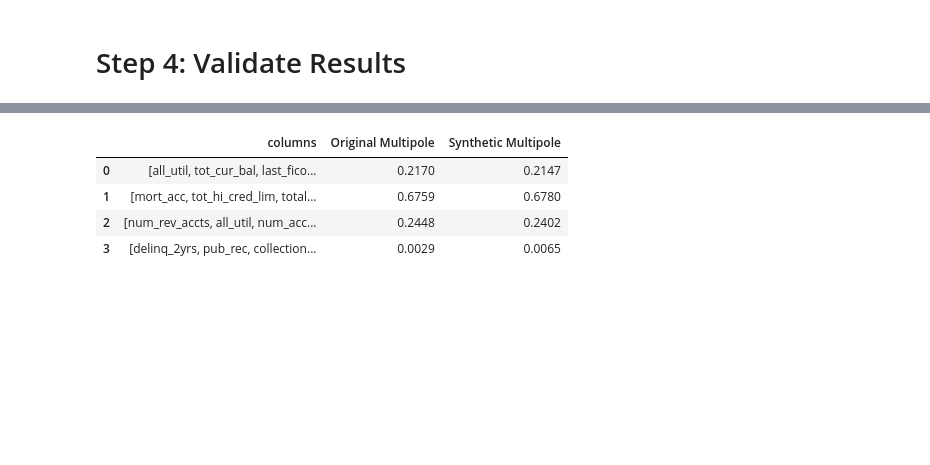
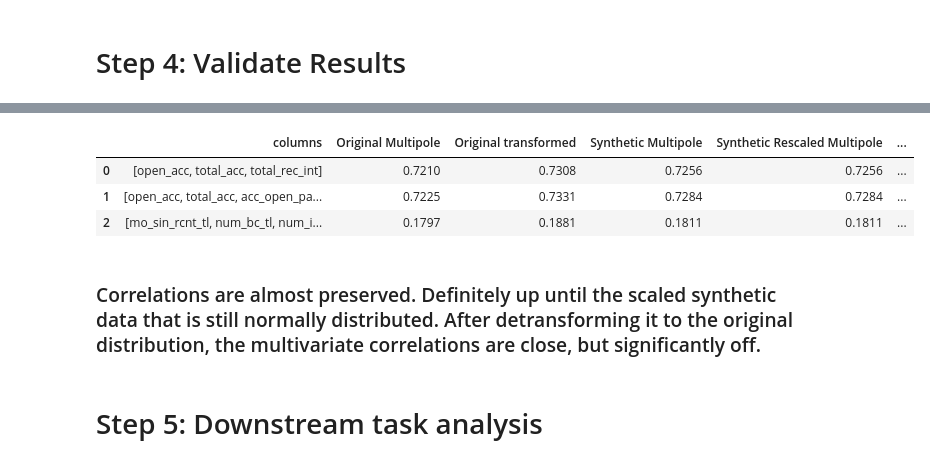
Before and after one commit to wiegerpunter/demo-mcds, a Jupyter notebook: demo_gcm.ipynb, the cells around one changed output, grey strips where cells are left out. Saved outputs shown, nothing was run; the diff lists cells and outputs as text; code cells hidden in the pictures; blank space fills up the shorter version.

```diff
--- a/demo_gcm.ipynb
+++ b/demo_gcm.ipynb
@@ -121,14 +198,16 @@ Columns: ['total_credit_limit', 'int_rate', 'annual_inc'], Multipole: 0.5790
 # %%
 # 1. Initialize the GCM model and fit it to your source data
 gcm = GCM()
-gcm.fit(numeric_df)
+gcm.fit(df_normal_trans)
 
 # # 2. Generate synthetic samples
-synthetic_data = gcm.sample(num_samples=50000)
+synthetic_data = pd.DataFrame(gcm.sample(num_samples=50000), columns=df_normal_trans.columns)
 
 # 3. Verify that the correlation structure is preserved
-corr_real = np.corrcoef(numeric_df, rowvar=False)
+corr_real = np.corrcoef(df_train, rowvar=False)
+corr_real_trans = np.corrcoef(df_normal_trans, rowvar=False)
+corr_znorm = np.corrcoef(zscore(df_normal_trans), rowvar=False)
 corr_synth = np.corrcoef(synthetic_data, rowvar=False)
 
-# show rows of synth data.
+synthetic_data.head()
 # %% [output]
@@ -149,3 +220,17 @@ array([ 1.        ,  0.99999841,  0.17091589,  0.94564572,  0.41698277,
+# %%
+# Compute mean and std from normally distributed original training data
+means = df_normal_trans.mean()
+stds = df_normal_trans.std()
+
+# Rescale synthetic data
+synthetic_rescaled = synthetic_data * stds + means
+
+# Keep as DataFrame with same columns
+synthetic_rescaled = pd.DataFrame(synthetic_rescaled, columns=df_normal_trans.columns)
+corr_synth_rescaled = np.corrcoef(synthetic_rescaled, rowvar=False)
+
+synth_inv_trans = pd.DataFrame(pt.inverse_transform(synthetic_rescaled), columns =  df_normal_trans.columns)
+corr_synth_inv_trans = np.corrcoef(synth_inv_trans, rowvar=False)
 # %% [markdown]
 # Step 4: Validate Results
 # %%
@@ -166,18 +269,20 @@ plt.show()
 # %%
 # Are the multipoles preserved?
 for i, s in enumerate(scenarios):
-    scenarios_dict[i]['Synthetic Multipole'] = compute_multipole(pd.DataFrame(synthetic_data, columns=numeric_df.columns), s, method="pearson")
+    scenarios_dict[i]['Synthetic Multipole'] = compute_multipole(pd.DataFrame(synthetic_data, columns=df_normal_trans.columns), s, method="pearson")
+    scenarios_dict[i]['Synthetic Rescaled Multipole'] = compute_multipole(pd.DataFrame(synthetic_rescaled, columns=df_normal_trans.columns), s, method="pearson")
+    scenarios_dict[i]['Synthetic InvTrans Multipole'] = compute_multipole(pd.DataFrame(synth_inv_trans, columns=df_normal_trans.columns), s, method="pearson")
+
 
 # Convert to DataFrame
-df = pd.DataFrame.from_dict(scenarios_dict, orient='index')
+results = pd.DataFrame.from_dict(scenarios_dict, orient='index')
 
 # Format numeric columns nicely
-numeric_cols = ['Original Multipole', 'Synthetic Multipole']
-df[numeric_cols] = df[numeric_cols].applymap(lambda x: f"{x:.4f}" if x is not None else "-")
-display(df)
+numeric_cols = ['Original Multipole','Original transformed', 'Synthetic Multipole', 'Synthetic Rescaled Multipole', 'Synthetic InvTrans Multipole']
+results[numeric_cols] = results[numeric_cols].applymap(lambda x: f"{x:.4f}" if x is not None else "-")
+display(results)
 # %% [output]
-|  | columns | Original Multipole | Synthetic Multipole |
-| 0 | [all_util, tot_cur_bal, last_fico... | 0.2170 | 0.2147 |
-| 1 | [mort_acc, tot_hi_cred_lim, total... | 0.6759 | 0.6780 |
-| 2 | [num_rev_accts, all_util, num_acc... | 0.2448 | 0.2402 |
-| 3 | [delinq_2yrs, pub_rec, collection... | 0.0029 | 0.0065 |
+|  | columns | Original Multipole | Original transformed | Synthetic Multipole | Synthetic Rescaled Multipole | ... |
+| 0 | [open_acc, total_acc, total_rec_int] | 0.7210 | 0.7308 | 0.7256 | 0.7256 | ... |
+| 1 | [open_acc, total_acc, acc_open_pa... | 0.7225 | 0.7331 | 0.7284 | 0.7284 | ... |
+| 2 | [mo_sin_rcnt_tl, num_bc_tl, num_i... | 0.1797 | 0.1881 | 0.1811 | 0.1811 | ... |
@@ -185,0 +289,4 @@ display(df)
+# %% [markdown]
+### Correlations are almost preserved. Definitely up until the scaled synthetic data that is still normally distributed. After detransforming it to the original distribution, the multivariate correlations are close, but significantly off.
+# %% [markdown]
+# Step 5: Downstream task analysis
```
Also changed, not shown: parts of 17 cells of this notebook.
